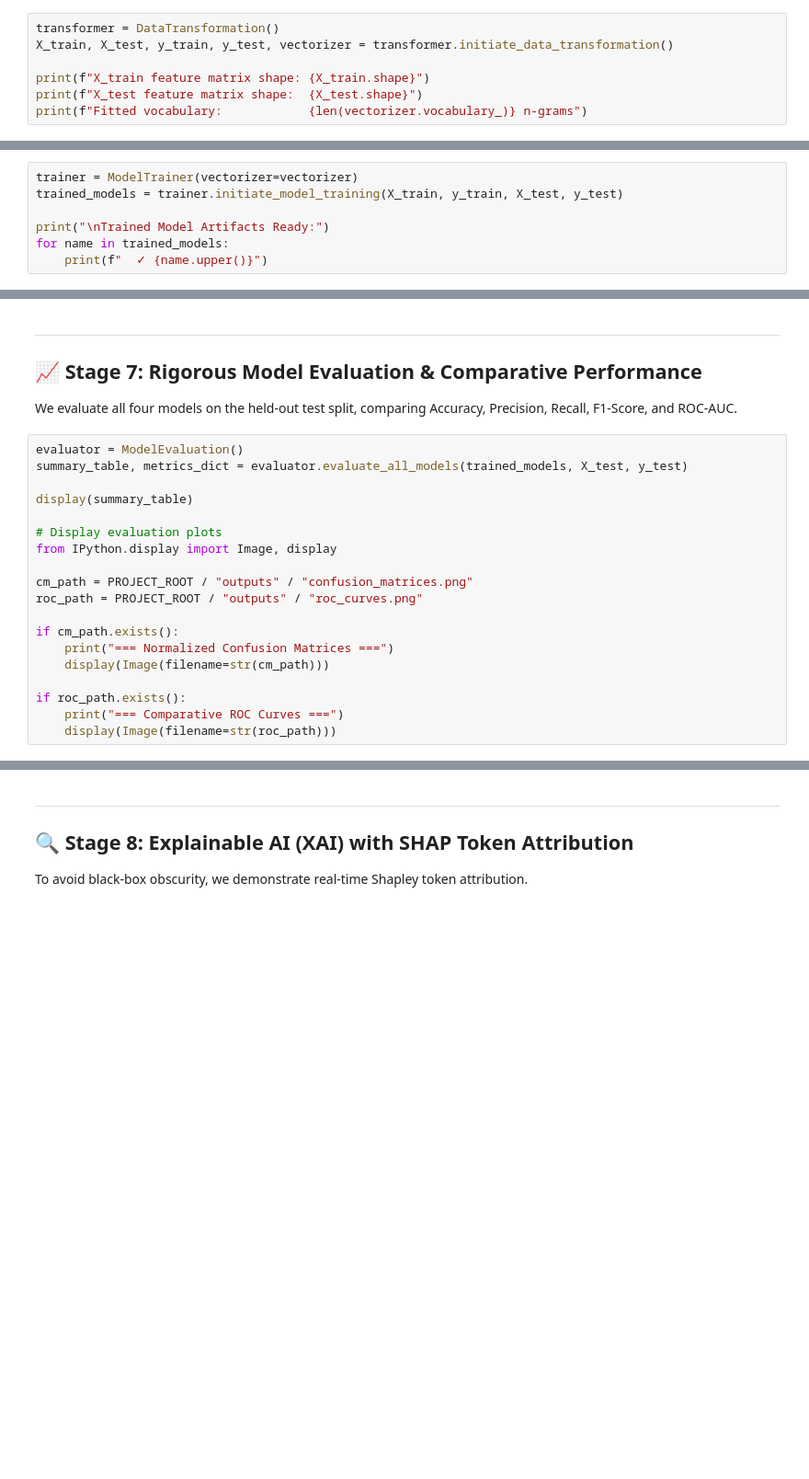
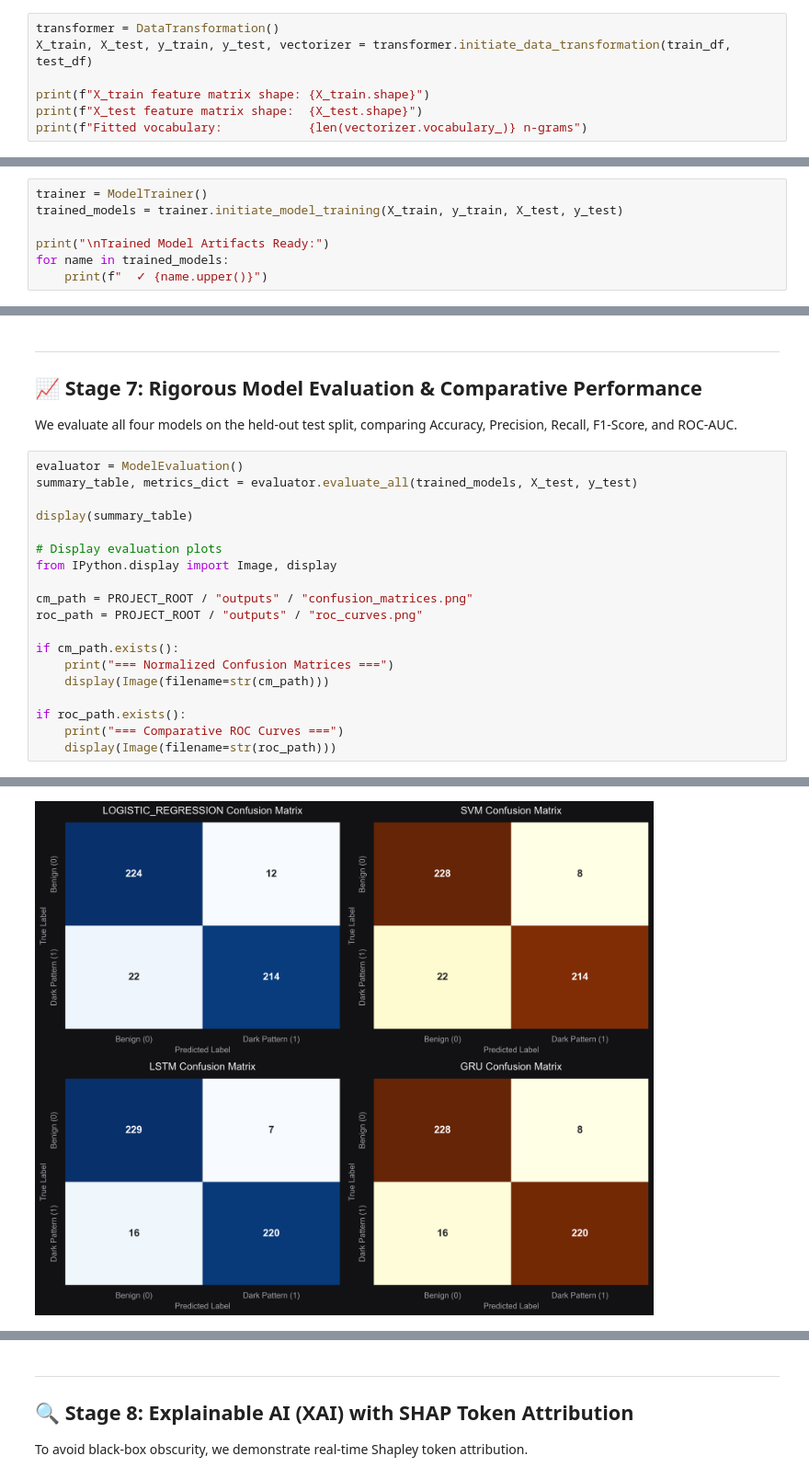
Before and after one commit to LakshyaJain08/DarkShield-AI, a Jupyter notebook: notebooks/end_to_end_dark_pattern_ml.ipynb, the cells around one changed output, grey strips where cells are left out. Shown at 92% size. Cells and saved outputs as stored; diff of their text form; blank space fills up the shorter version.

Commit message:
feat(notebooks): run and persist in-line visual and tabular execution outputs for all 4 notebooks

```diff
--- a/notebooks/end_to_end_dark_pattern_ml.ipynb
+++ b/notebooks/end_to_end_dark_pattern_ml.ipynb
@@ -123,7 +174,7 @@ plt.show()
 We fit the `TfidfVectorizer` strictly on the training partition and generate sparse feature representations.
 # %%
 transformer = DataTransformation()
-X_train, X_test, y_train, y_test, vectorizer = transformer.initiate_data_transformation()
+X_train, X_test, y_train, y_test, vectorizer = transformer.initiate_data_transformation(train_df, test_df)
 
 print(f"X_train feature matrix shape: {X_train.shape}")
 print(f"X_test feature matrix shape:  {X_test.shape}")
@@ -137,7 +200,7 @@ We train and tune **4 distinct machine learning paradigms** using 5-Fold Stratif
 3. **Long Short-Term Memory (PyTorch LSTM)** (hidden_dim=128, 15 epochs)
 4. **Gated Recurrent Unit (PyTorch GRU)** (hidden_dim=32, 15 epochs)
 # %%
-trainer = ModelTrainer(vectorizer=vectorizer)
+trainer = ModelTrainer()
 trained_models = trainer.initiate_model_training(X_train, y_train, X_test, y_test)
 
 print("\nTrained Model Artifacts Ready:")
@@ -169,7 +253,7 @@ plt.show()
 We evaluate all four models on the held-out test split, comparing Accuracy, Precision, Recall, F1-Score, and ROC-AUC.
 # %%
 evaluator = ModelEvaluation()
-summary_table, metrics_dict = evaluator.evaluate_all_models(trained_models, X_test, y_test)
+summary_table, metrics_dict = evaluator.evaluate_all(trained_models, X_test, y_test)
 
 display(summary_table)
 
@@ -186,3 +270,4 @@ if cm_path.exists():
 if roc_path.exists():
     print("=== Comparative ROC Curves ===")
     display(Image(filename=str(roc_path)))
+# %% [output]
@@ -188,0 +289 @@ if roc_path.exists():
+[figure, added]
```
Also changed, not shown: parts of 10 cells of this notebook, 15 other files.
